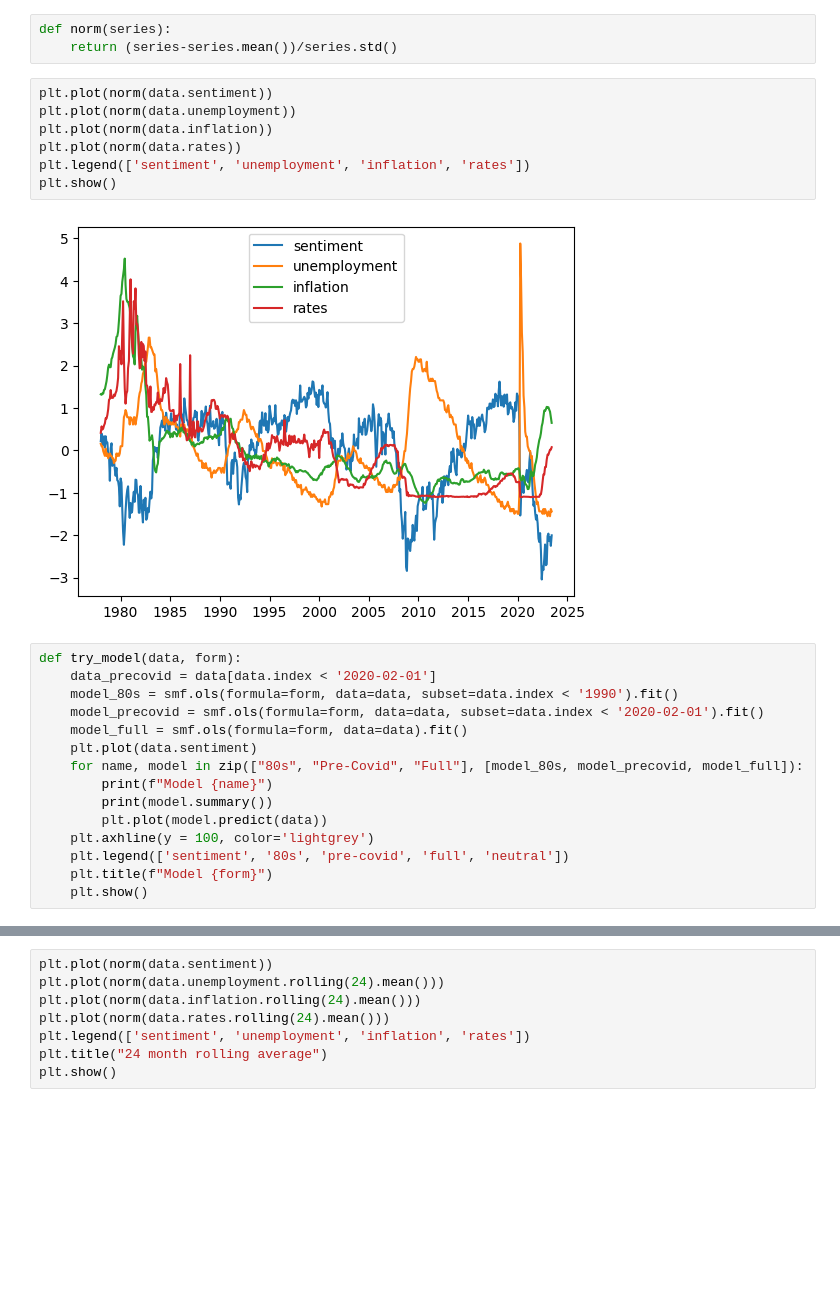
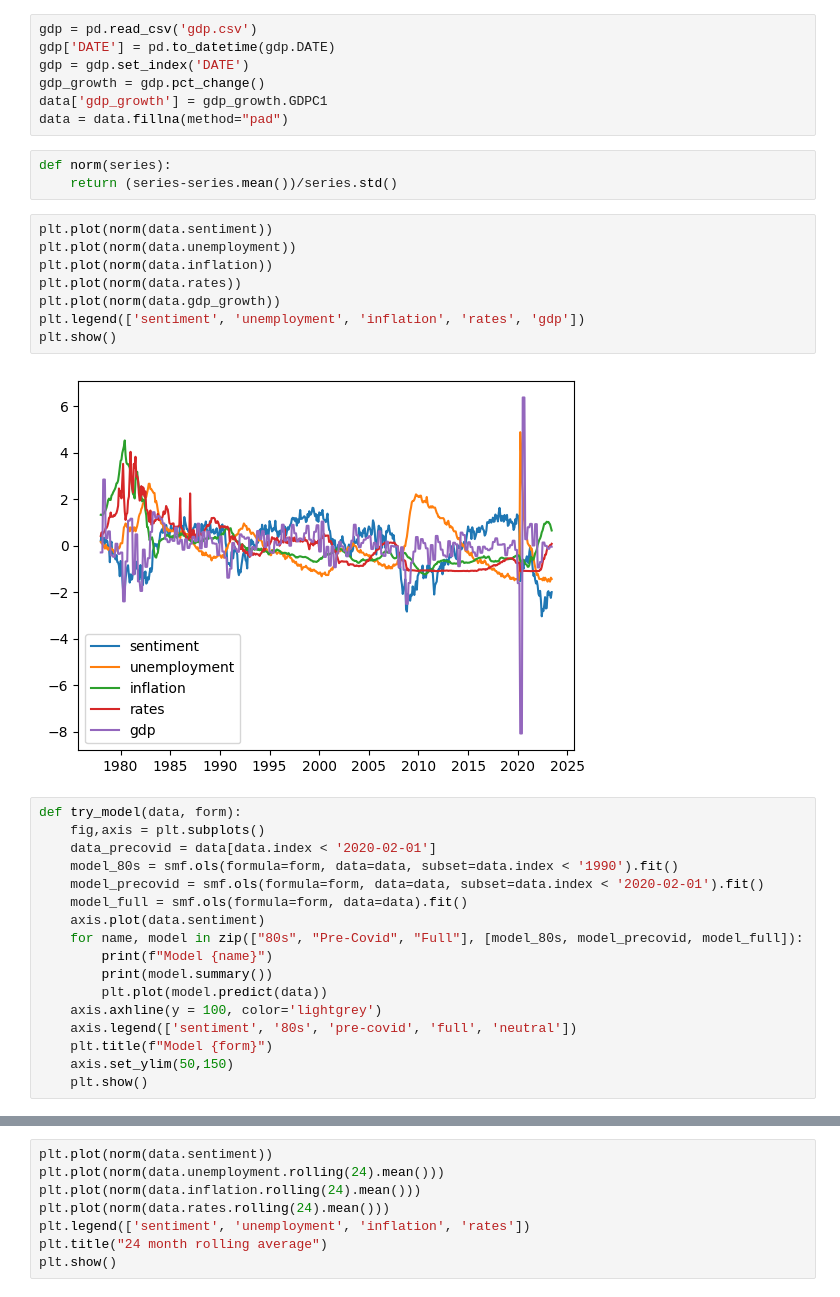
Before and after one commit to nwbvt/economic_perception, a Jupyter notebook: EconomySentiment.ipynb, the cells around one changed output, grey strips where cells are left out. Saved outputs shown, nothing was run; the diff lists cells and outputs as text; blank space fills up the shorter version.

```diff
--- a/EconomySentiment.ipynb
+++ b/EconomySentiment.ipynb
@@ -47,32 +47,42 @@ data = pd.DataFrame(data={"sentiment": sentiment_by_month,
                           "inflation": inflation.CORESTICKM159SFRBATL,
                           "unemployment": unemployment.UNRATE,
                           "rates": interest_rates.DFF}).dropna()
+# %%
+gdp = pd.read_csv('gdp.csv')
+gdp['DATE'] = pd.to_datetime(gdp.DATE)
+gdp = gdp.set_index('DATE')
+gdp_growth = gdp.pct_change()
+data['gdp_growth'] = gdp_growth.GDPC1
+data = data.fillna(method="pad")
 # %%
 def norm(series):
     return (series-series.mean())/series.std()
 # %%
 plt.plot(norm(data.sentiment))
 plt.plot(norm(data.unemployment))
 plt.plot(norm(data.inflation))
 plt.plot(norm(data.rates))
-plt.legend(['sentiment', 'unemployment', 'inflation', 'rates'])
+plt.plot(norm(data.gdp_growth))
+plt.legend(['sentiment', 'unemployment', 'inflation', 'rates', 'gdp'])
 plt.show()
 # %% [output]
-[figure, old version]
+[figure, new version]
 # %%
 def try_model(data, form):
+    fig,axis = plt.subplots()
     data_precovid = data[data.index < '2020-02-01']
     model_80s = smf.ols(formula=form, data=data, subset=data.index < '1990').fit()
     model_precovid = smf.ols(formula=form, data=data, subset=data.index < '2020-02-01').fit()
     model_full = smf.ols(formula=form, data=data).fit()
-    plt.plot(data.sentiment)
+    axis.plot(data.sentiment)
     for name, model in zip(["80s", "Pre-Covid", "Full"], [model_80s, model_precovid, model_full]):
         print(f"Model {name}")
         print(model.summary())
         plt.plot(model.predict(data))
-    plt.axhline(y = 100, color='lightgrey')
-    plt.legend(['sentiment', '80s', 'pre-covid', 'full', 'neutral'])
+    axis.axhline(y = 100, color='lightgrey')
+    axis.legend(['sentiment', '80s', 'pre-covid', 'full', 'neutral'])
     plt.title(f"Model {form}")
+    axis.set_ylim(50,150)
     plt.show()
 # %%
 try_model(data, "sentiment ~ inflation + unemployment")
```
Also changed, not shown: parts of 18 cells of this notebook, 1 other file.
